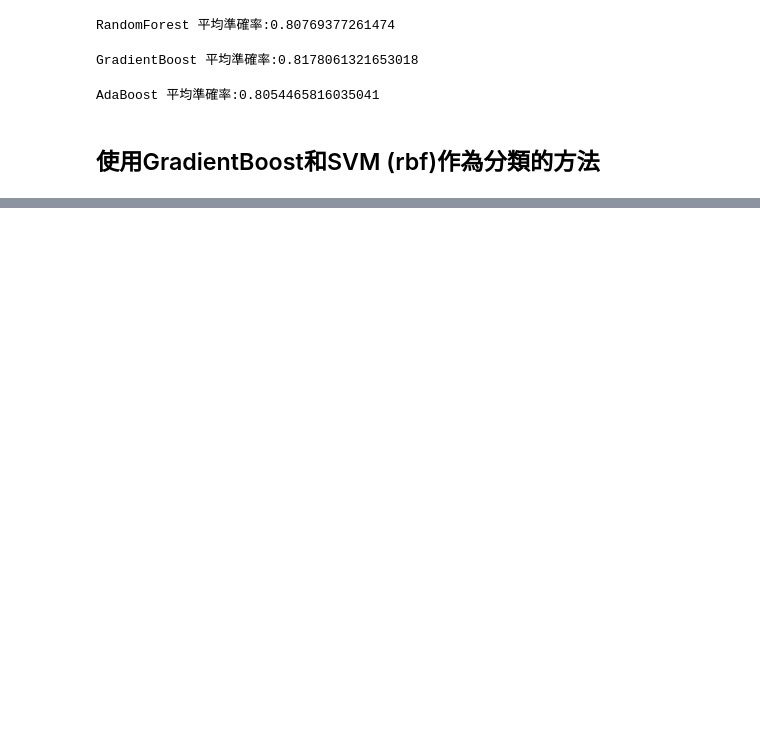
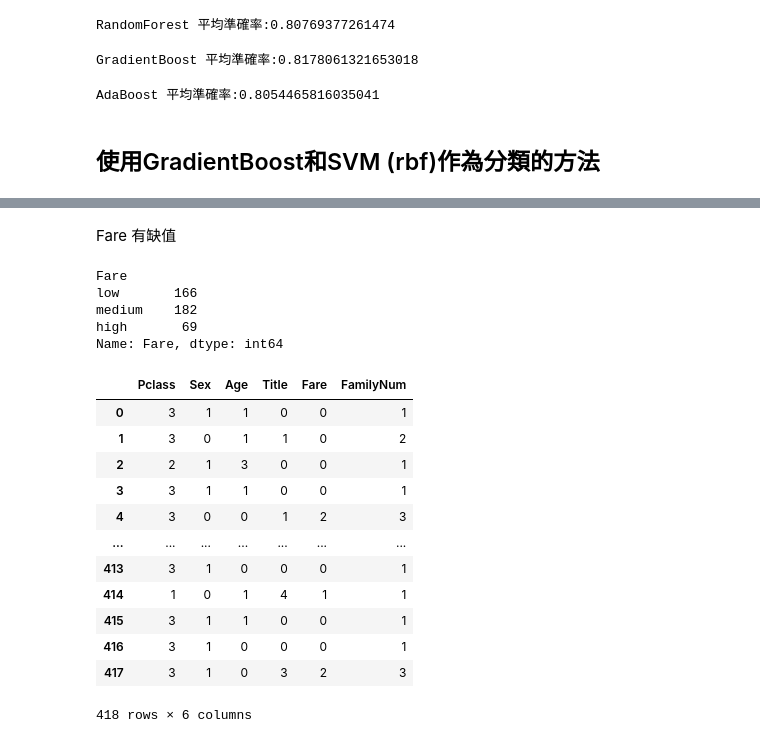
Before and after one commit to highsunday/Kaggle-, a Jupyter notebook: Titanic/titanic predict3.ipynb, the cells around one changed output, grey strips where cells are left out. Drawn from its saved outputs; the diff is of its cells as text; code cells hidden in the pictures; blank space fills up the shorter version.

```diff
--- a/Titanic/titanic predict3.ipynb
+++ b/Titanic/titanic predict3.ipynb
@@ -318,0 +494,33 @@ AdaBoost 平均準確率:0.8054465816035041
+# %% [markdown]
+Fare 有缺值
+# %%
+Data_test['Fare'].groupby(Data_test['Fare']).count()
+# %% [output]
+Fare
+low       166
+medium    182
+high       69
+Name: Fare, dtype: int64
+# %%
+Data_test['Fare'].fillna('medium',inplace=True)
+# %%
+Data_test['Sex']=Data_test['Sex'].map( Sex ).astype(int)
+Data_test['Age']=Data_test['Age'].map( Age ).astype(int)
+Data_test['Title']=Data_test['Title'].map( Title ).astype(int)
+Data_test['Fare']=Data_test['Fare'].map( Fare ).astype(int)
+# %%
+Data_test
+# %% [output]
+|  | Pclass | Sex | Age | Title | Fare | FamilyNum |
+| 0 | 3 | 1 | 1 | 0 | 0 | 1 |
+| 1 | 3 | 0 | 1 | 1 | 0 | 2 |
+| 2 | 2 | 1 | 3 | 0 | 0 | 1 |
+| 3 | 3 | 1 | 1 | 0 | 0 | 1 |
+| 4 | 3 | 0 | 0 | 1 | 2 | 3 |
+| ... | ... | ... | ... | ... | ... | ... |
+| 413 | 3 | 1 | 0 | 0 | 0 | 1 |
+| 414 | 1 | 0 | 1 | 4 | 1 | 1 |
+| 415 | 3 | 1 | 1 | 0 | 0 | 1 |
+| 416 | 3 | 1 | 0 | 0 | 0 | 1 |
+| 417 | 3 | 1 | 0 | 3 | 2 | 3 |
+418 rows × 6 columns
```
Also changed, not shown: parts of 26 cells of this notebook.
